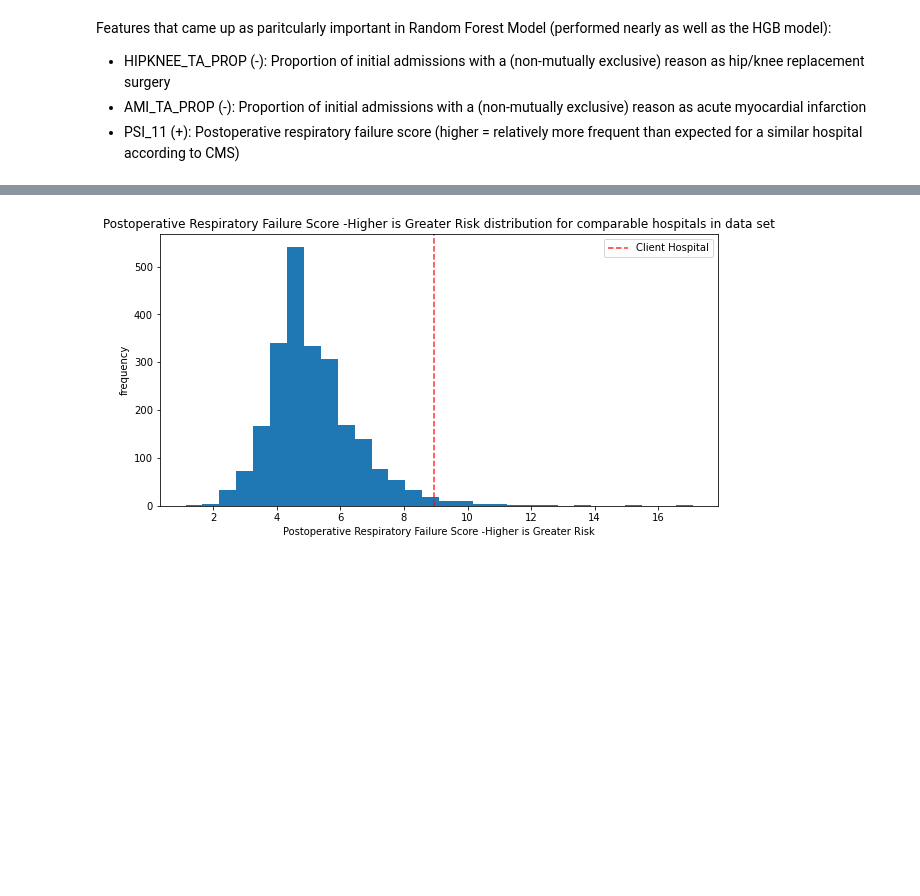
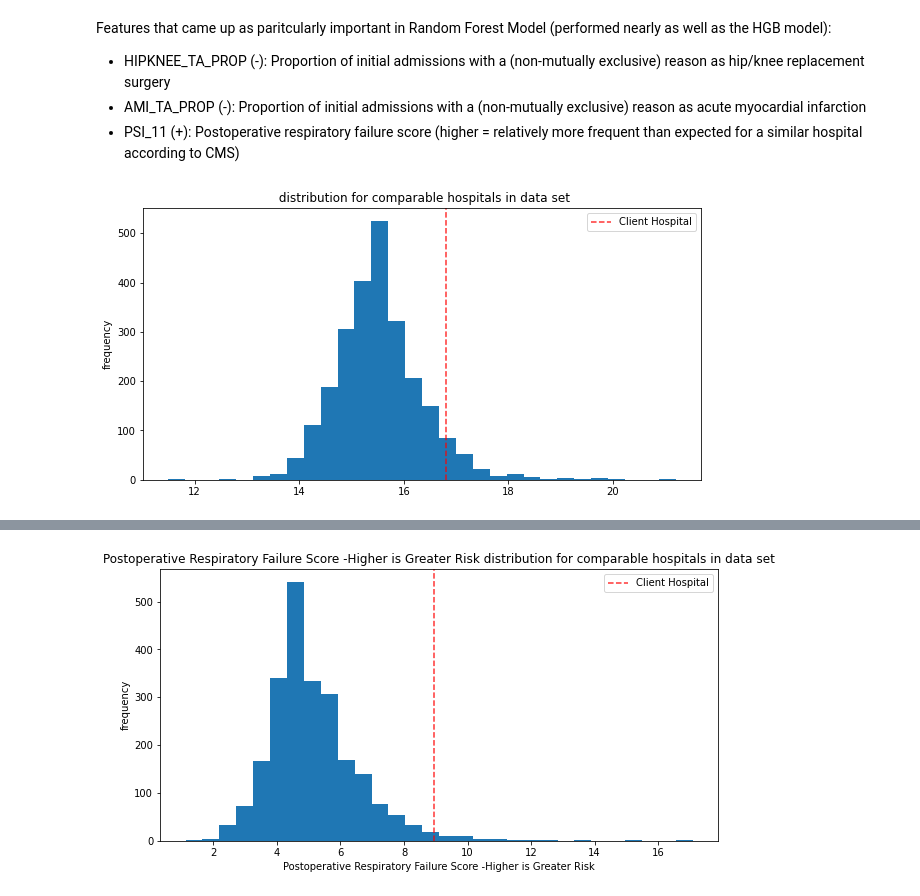
Before and after one commit to ursus-maritimus-714/Prediction_of_Hospital_Readmission_Project, a Jupyter notebook: Notebooks/05_Business_Modeling.ipynb, the cells around one changed output, grey strips where cells are left out. Saved outputs shown, nothing was run; the diff lists cells and outputs as text; code cells hidden in the pictures; blank space fills up the shorter version.

```diff
--- a/Notebooks/05_Business_Modeling.ipynb
+++ b/Notebooks/05_Business_Modeling.ipynb
@@ -186,6 +186,10 @@ def plot_compare(feat_name, description, State=None, figsize=(10, 5)):
     plt.ylabel('frequency')
     plt.title(description + ' distribution for comparable hospitals in data set')
     plt.legend()
+# %%
+plot_compare('ReadmissionRate', '')
+# %% [output]
+[figure, added]
 # %%
 plot_compare('HIPKNEE_TA_PROP', 'Proportion of Initial Admissions With HIPKNEE Replacement as a Reason for Admission')
 # %% [output]
```
Also changed, not shown: parts of 19 cells of this notebook, 19 other files.
